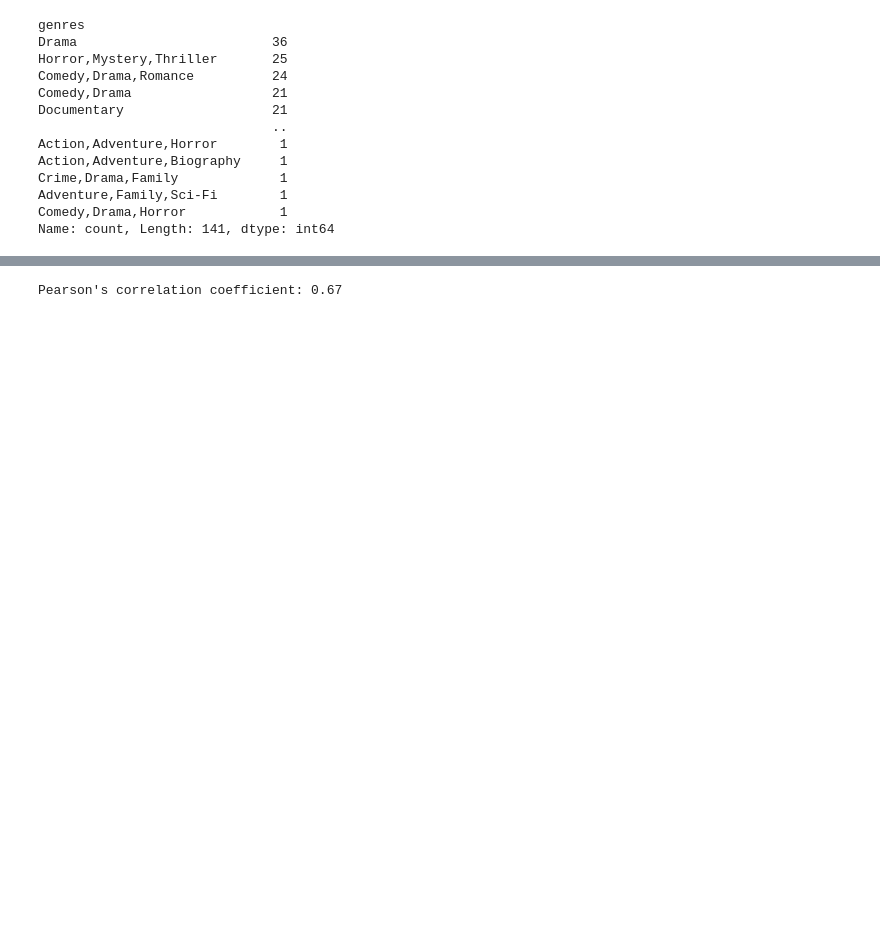
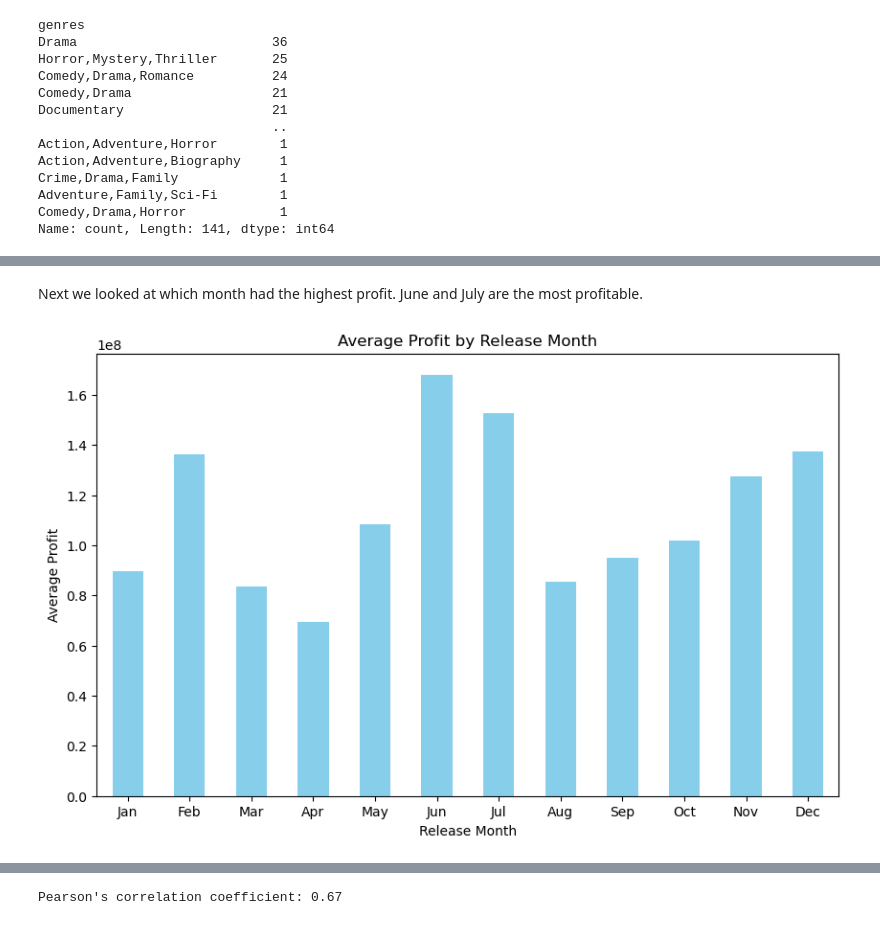
Before and after one commit to GoknurK/Movie_Studio, a Jupyter notebook: stats.ipynb, the cells around one changed output, grey strips where cells are left out. Drawn from its saved outputs; the diff is of its cells as text; code cells hidden in the pictures; blank space fills up the shorter version.

```diff
--- a/stats.ipynb
+++ b/stats.ipynb
@@ -479,0 +411,16 @@ plt.show()
+# %% [markdown]
+Next we looked at which month had the highest profit. June and July are the most profitable.
+# %%
+# Bar chart for Profit across release months
+profit_month = movie_df.groupby('release_month')['profit'].mean().reindex(['Jan', 'Feb', 'Mar', 'Apr', 'May', 'Jun', 'Jul', 'Aug', 'Sep', 'Oct', 'Nov', 'Dec'])
+
+# Create a bar plot
+plt.figure(figsize=(10, 6))
+profit_month.plot(kind='bar', color='skyblue')
+plt.title('Average Profit by Release Month')
+plt.xlabel('Release Month')
+plt.ylabel('Average Profit')
+plt.xticks(rotation=0)
+plt.show()
+# %% [output]
+[figure, added]
```
Also changed, not shown: parts of 74 cells of this notebook, 1 other file.
